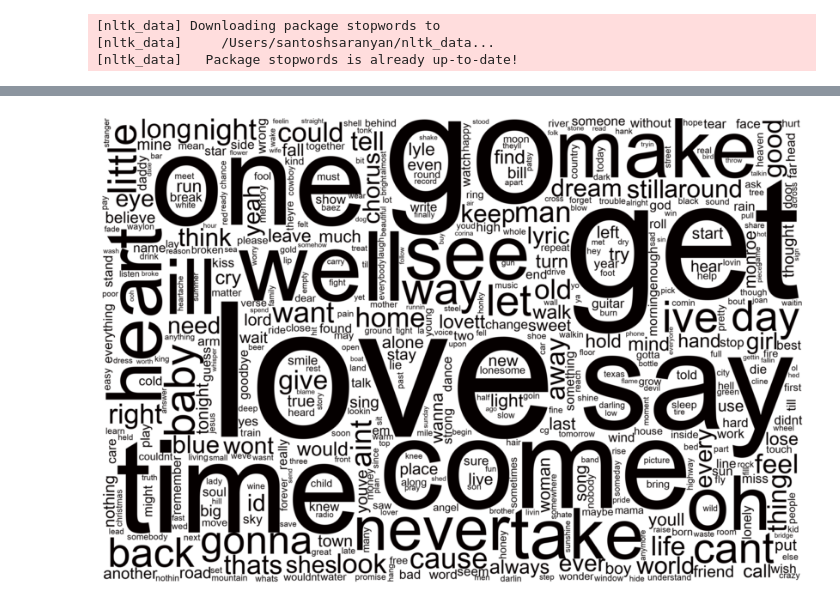
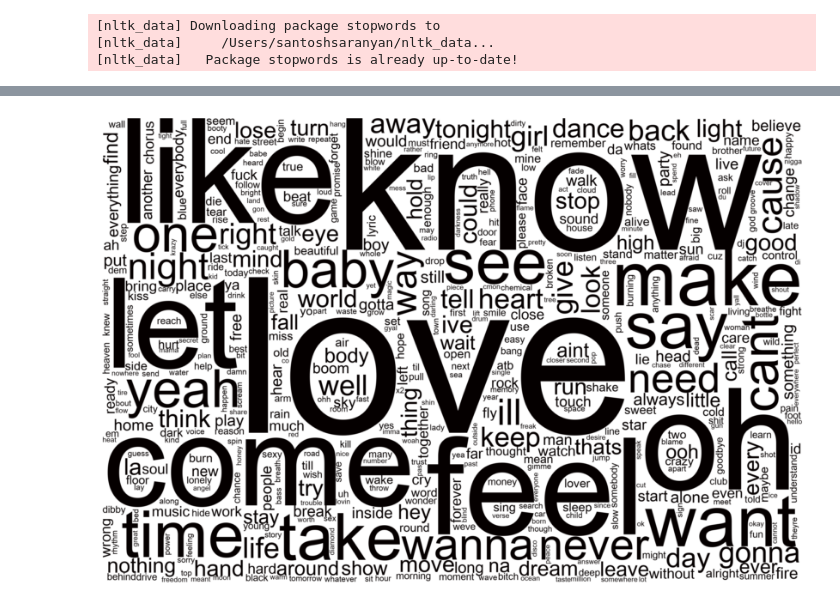
Before and after one commit to arinjay97/Music_genre_classification, a Jupyter notebook: Word_Embeddings.ipynb, the cells around one changed output, grey strips where cells are left out. Cells and saved outputs as stored; diff of their text form; code cells hidden in the pictures.

```diff
--- a/Word_Embeddings.ipynb
+++ b/Word_Embeddings.ipynb
@@ -99,7 +97,7 @@ word_clusters = []
 for word in keys:
     embeddings = []
     words = []
-    for similar_word, _ in w2v_model.wv.most_similar(word, topn=20):
+    for similar_word, _ in w2v_model.wv.most_similar(word, topn=25):
         words.append(similar_word)
         embeddings.append(w2v_model.wv[similar_word])
     embedding_clusters.append(embeddings)
@@ -157,0 +136,21 @@ Successfully installed absl-py-1.4.0 astunparse-1.6.3 cachetools-5.3.0 flatbuffe
+# %%
+from gensim.models import KeyedVectors
+from gensim import models
+glove_path = 'GloVe_Embeddings.txt'
+glove_model = models.KeyedVectors.load_word2vec_format(glove_path, binary=False)
+# %%
+# Visualize for Glove MODEL
+
+# Selecting a subset of the word embeddings
+keys = ['crazy', 'face', 'caught', 'fool', 'gold', 'love', 'rock', 'hell']
+
+embedding_clusters = []
+word_clusters = []
+for word in keys:
+    embeddings = []
+    words = []
+    for similar_word, _ in glove_model.most_similar(word, topn=25):
+        words.append(similar_word)
+        embeddings.append(glove_model[similar_word])
+    embedding_clusters.append(embeddings)
+    word_clusters.append(words)
@@ -208,11 +208,9 @@ genre_df.head()
 from nltk.corpus import stopwords
 nltk.download('stopwords')
 all_stopwords = stopwords.words('english')
+all_stopwords.append('go')
 all_stopwords.append('im')
-all_stopwords.append('dont')
-all_stopwords.append('like')
-all_stopwords.append('know')
-all_stopwords.append('youre')
+all_stopwords.append('get')
 # %% [output]
 [nltk_data] Downloading package stopwords to
 [nltk_data]     /Users/santoshsaranyan/nltk_data...
@@ -247,20 +245,20 @@ genre_dense_df_transpose.head()
 # %%
 # change the value to black
 def black_color_func(word, font_size, position,orientation,random_state=None, **kwargs):
     return("hsl(0,100%, 1%)")
 # set the wordcloud background color to white
 # set max_words to 1000
 # set width and height to higher quality, 3000 x 2000
-wordcloud = WordCloud(font_path = '/Library/Fonts/Arial Unicode.ttf', background_color="white", width=3000, height=2000, max_words=500).generate_from_frequencies(genre_dense_df_transpose['country'])
+wordcloud = WordCloud(font_path = '/Library/Fonts/Arial Unicode.ttf', background_color="white", width=3000, height=2000, max_words=500).generate_from_frequencies(genre_dense_df_transpose['pop'])
 # set the word color to black
 wordcloud.recolor(color_func = black_color_func)
 # set the figsize
 plt.figure(figsize=[15,10])
 # plot the wordcloud
 plt.imshow(wordcloud, interpolation="bilinear")
 # remove plot axes
 plt.axis("off")
 # Save the plot
-plt.savefig('country_wordcloud.png')
+plt.savefig('pop_wordcloud.png')
 # %% [output]
-[figure, old version]
+[figure, new version]
```
Also changed, not shown: parts of 28 cells of this notebook.
